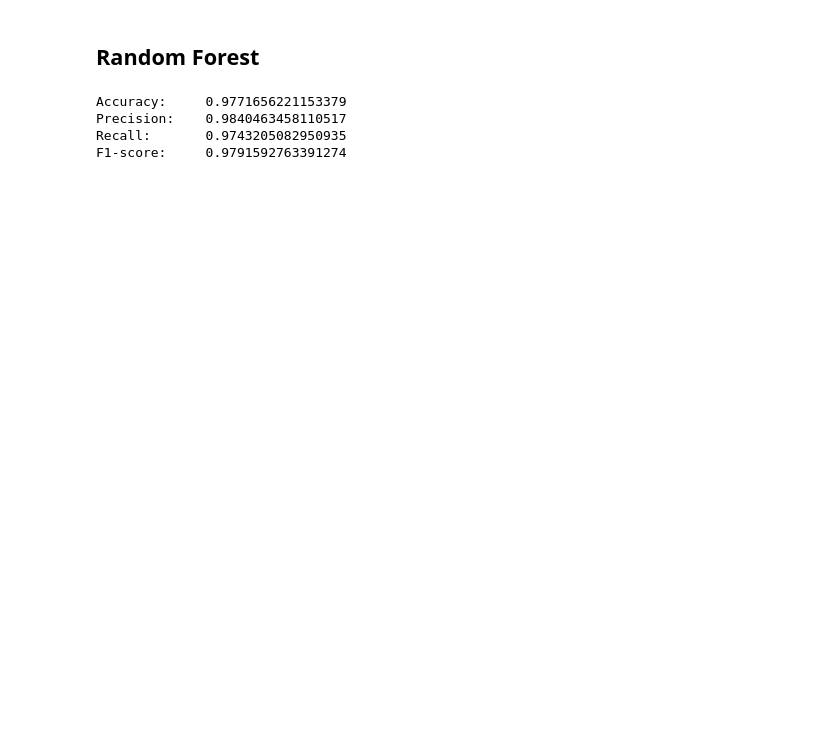
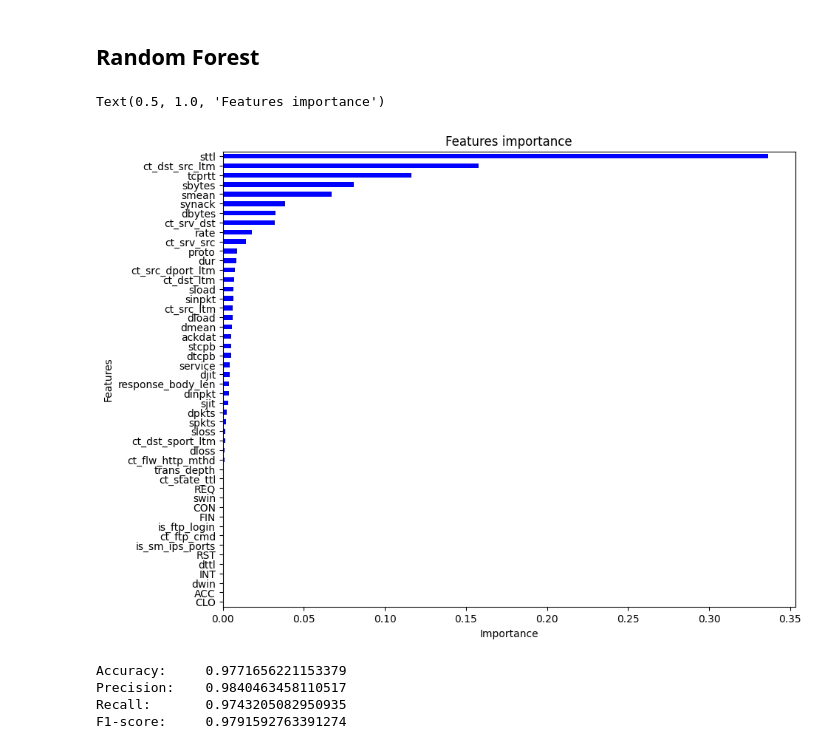
Before and after one commit to SeRi0720/TKUD, a Jupyter notebook: Notebook/RF.ipynb, the cells around one changed output. Saved outputs shown, nothing was run; the diff lists cells and outputs as text; code cells hidden in the pictures; blank space fills up the shorter version.

```diff
--- a/Notebook/RF.ipynb
+++ b/Notebook/RF.ipynb
@@ -55,6 +68,17 @@ rf = RandomForestClassifier(n_estimators=200, max_features=None, random_state=0)
 rf.fit(X_train, y_train)
 y_train_pred = rf.predict(X_train)
 y_test_pred = rf.predict(X_test)
+# %%
+plt.figure(figsize=(10, 8))
+importances = pd.Series(rf.feature_importances_, index=X_train.columns)
+importances.sort_values(ascending=True, inplace=True)
+importances.plot.barh(color='blue')
+plt.xlabel('Importance')
+plt.ylabel('Features')
+plt.title('Features importance')
+# %% [output]
+Text(0.5, 1.0, 'Features importance')
+[figure, added]
 # %%
 print("Accuracy:    ", accuracy_score(y_test, y_test_pred))
 print("Precision:   ", precision_score(y_test, y_test_pred))
```
Also changed, not shown: parts of 6 cells of this notebook, 4 other files.
